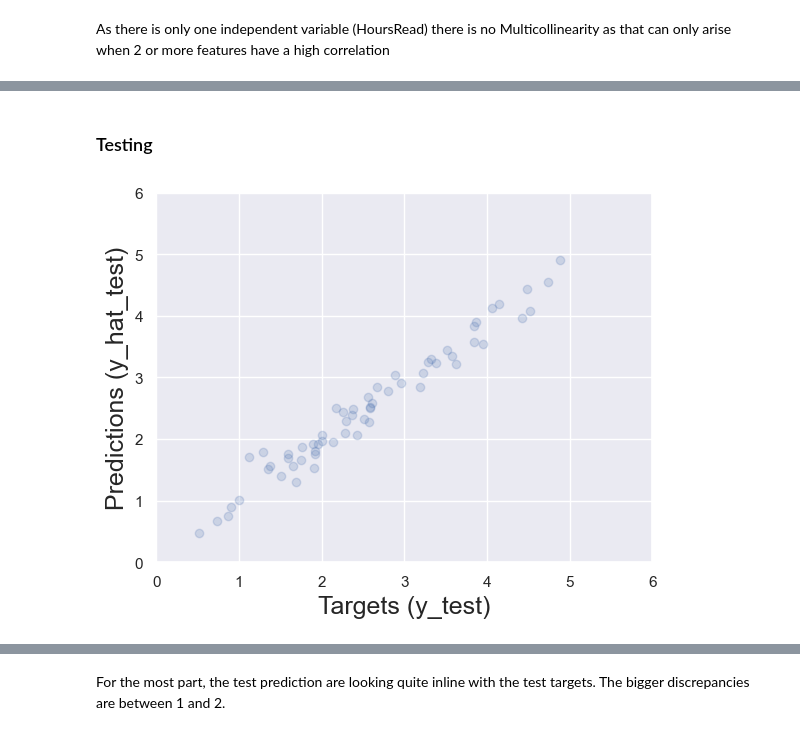
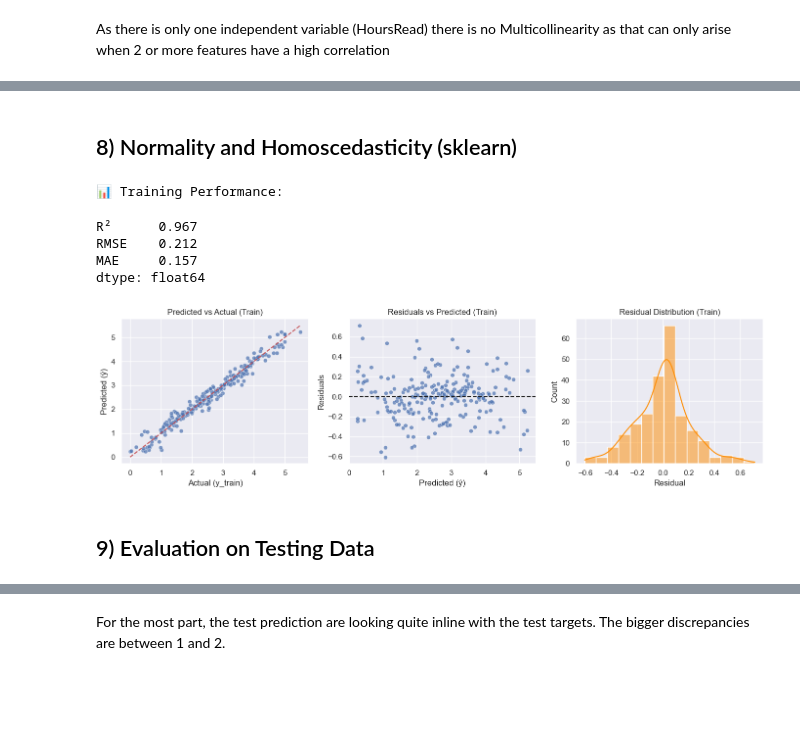
Before and after one commit to Lillian-Elek-Data/ML-with-Python, a Jupyter notebook: Simple Linear Regression/Number of Books Read - SLR.ipynb, the cells around one changed output, grey strips where cells are left out. Cells and saved outputs as stored; diff of their text form; code cells hidden in the pictures; blank space fills up the shorter version.

```diff
--- a/Simple Linear Regression/Number of Books Read - SLR.ipynb
+++ b/Simple Linear Regression/Number of Books Read - SLR.ipynb
@@ -345,2 +262,54 @@ As the accuracy of the Training Model is 96.727% and the residuals are normally
+# %% [markdown]
+## 8) Normality and Homoscedasticity (sklearn)
+# %%
+# Initialize and fit model on TRAINING data
+reg = LinearRegression()
+reg.fit(x_train, y_train)
+
+# Predict on training data
+y_hat_train = reg.predict(x_train)
+
+# Evaluate training performance
+def model_metrics(y_true, y_pred):
+    mae = mean_absolute_error(y_true, y_pred)
+    rmse = np.sqrt(mean_squared_error(y_true, y_pred))
+    r2 = r2_score(y_true, y_pred)
+    return pd.Series({'R²': r2, 'RMSE': rmse, 'MAE': mae})
+
+train_metrics = model_metrics(y_train, y_hat_train)
+
+print("📊 Training Performance:")
+display(train_metrics.round(3))
+
+
+# Residual diagnostics (test)
+residuals = y_train - y_hat_train
+
+fig, axes = plt.subplots(1, 3, figsize=(14,4))
+sns.scatterplot(x=y_train, y=y_hat_train, ax=axes[0], alpha=0.7)
+axes[0].plot([y_train.min(), y_train.max()], [y_train.min(), y_train.max()], 'r--')
+axes[0].set_title('Books Read Predicted vs Actual (Train)')
+axes[0].set_xlabel('Actual (y_train)')
+axes[0].set_ylabel('Predicted (ŷ)')
+
+sns.scatterplot(x=y_hat_train, y=residuals, ax=axes[1], alpha=0.7)
+axes[1].axhline(0, color='k', ls='--')
+axes[1].set_title('Residuals vs Predicted (Train)')
+axes[1].set_xlabel('Predicted (ŷ)')
+axes[1].set_ylabel('Residuals')
+
+sns.histplot(residuals, bins=15, kde=True, ax=axes[2], color='darkorange')
+axes[2].set_title('Residual Distribution (Train)')
+axes[2].set_xlabel('Residual')
+
+plt.tight_layout()
+plt.show()
+# %% [output]
+📊 Training Performance:
+R²      0.967
+RMSE    0.212
+MAE     0.157
+dtype: float64
+[figure, added]
 # %% [markdown]
-### Testing
+## 9) Evaluation on Testing Data
@@ -350,10 +315,0 @@ y_hat_test = reg.predict(x_test)
-# %%
-# Create a scatter plot with the test targets and the test predictions
-plt.scatter(y_test, y_hat_test, alpha=0.2)
-plt.xlabel('Targets (y_test)',size=18)
-plt.ylabel('Predictions (y_hat_test)',size=18)
-plt.xlim(0,6)
-plt.ylim(0,6)
-plt.show()
-# %% [output]
-[figure, removed]
```
Also changed, not shown: parts of 85 cells of this notebook.
